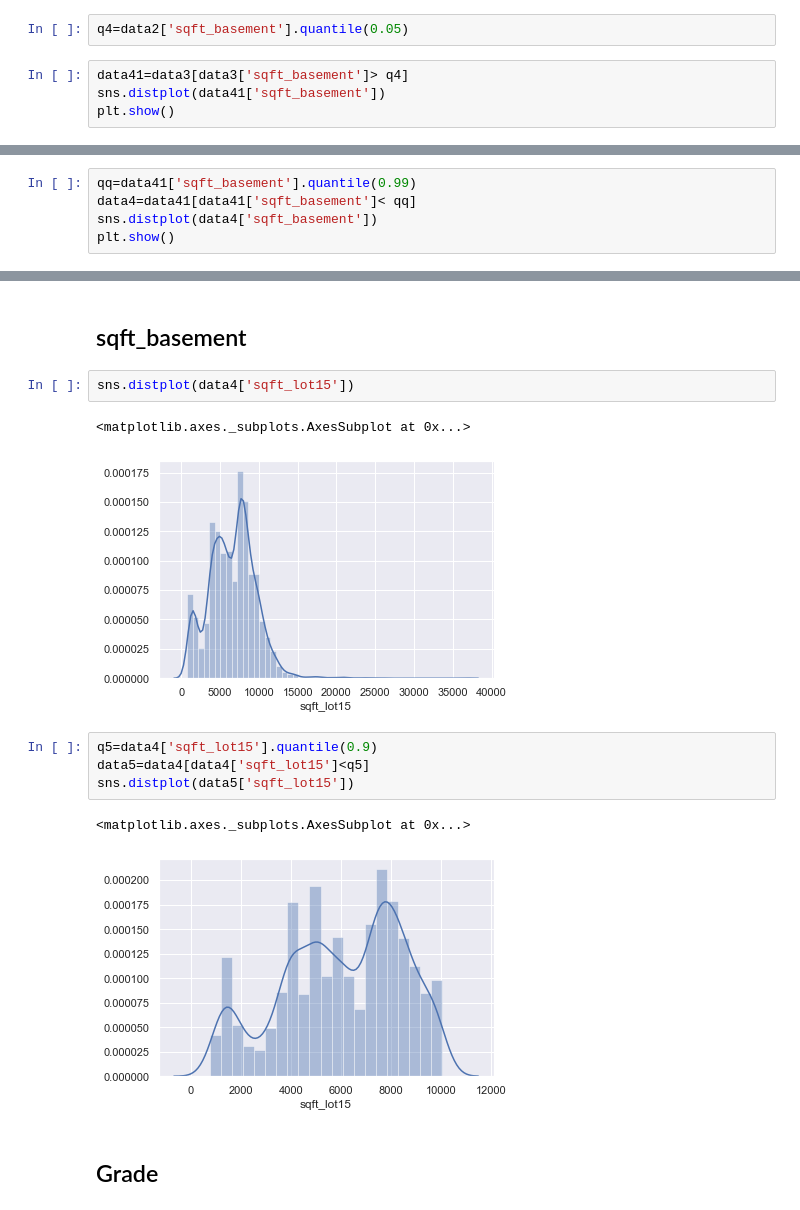
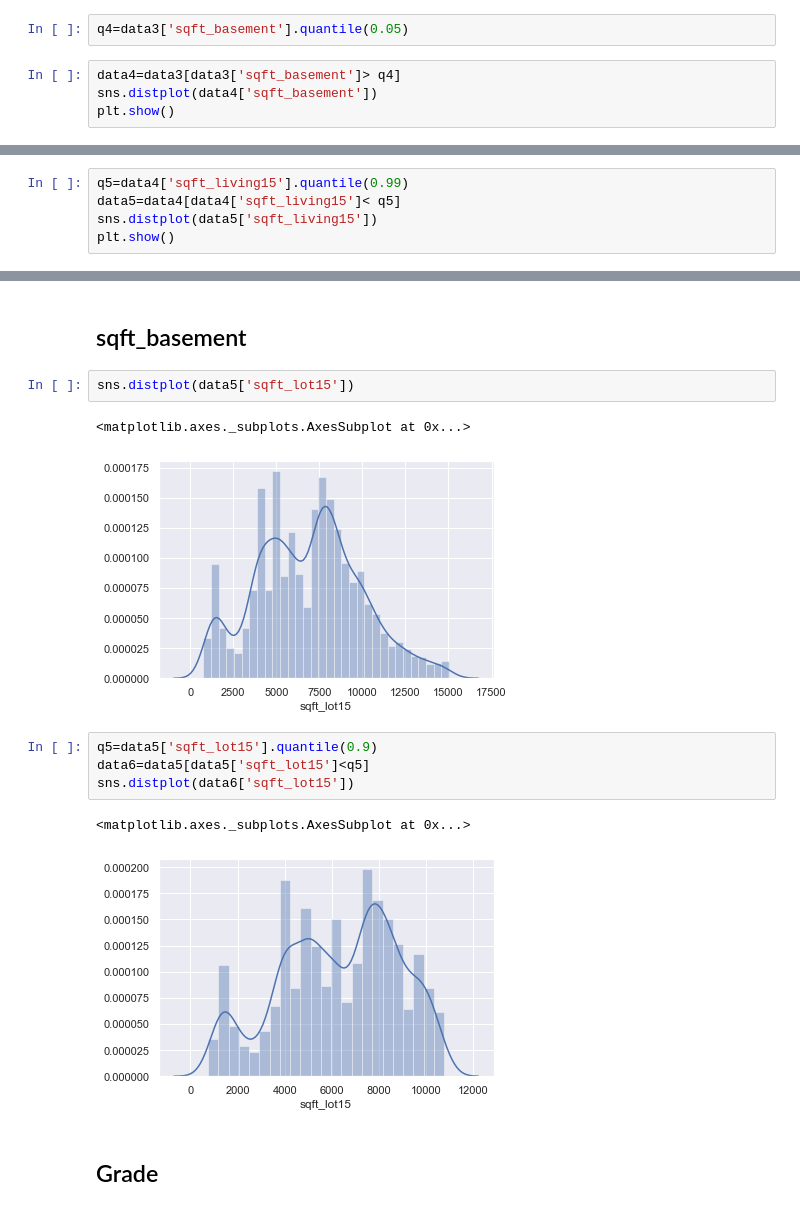
Before and after one commit to melanieshi0120/nyc-mhtn-ds-010620-lectures, a Jupyter notebook: week-6/KC_house_data/kc_house_data.ipynb, the cells around one changed output, grey strips where cells are left out. Drawn from its saved outputs; the diff is of its cells as text.

```diff
--- a/week-6/KC_house_data/kc_house_data.ipynb
+++ b/week-6/KC_house_data/kc_house_data.ipynb
@@ -528,7 +534,7 @@ sns.distplot(data3['yr_built'])
 # %%
-q4=data2['sqft_basement'].quantile(0.05)
+q4=data3['sqft_basement'].quantile(0.05)
 # %%
-data41=data3[data3['sqft_basement']> q4]
-sns.distplot(data41['sqft_basement'])
+data4=data3[data3['sqft_basement']> q4]
+sns.distplot(data4['sqft_basement'])
 plt.show()
 # %% [output]
@@ -536,5 +541,0 @@ plt.show()
-# %%
-qq=data41['sqft_basement'].quantile(0.99)
-data4=data41[data41['sqft_basement']< qq]
-sns.distplot(data4['sqft_basement'])
-plt.show()
@@ -549,0 +549,5 @@ sns.distplot(data4['sqft_living15'])
+# %%
+q5=data4['sqft_living15'].quantile(0.99)
+data5=data4[data4['sqft_living15']< q5]
+sns.distplot(data5['sqft_living15'])
+plt.show()
@@ -550,17 +556,17 @@ sns.distplot(data4['sqft_living15'])
 # %% [markdown]
 ## sqft_basement
 # %%
-sns.distplot(data4['sqft_lot15'])
+sns.distplot(data5['sqft_lot15'])
 # %% [output]
 <matplotlib.axes._subplots.AxesSubplot at 0x...>
-[figure, old version]
+[figure, new version]
 # %%
-q5=data4['sqft_lot15'].quantile(0.9)
-data5=data4[data4['sqft_lot15']<q5]
-sns.distplot(data5['sqft_lot15'])
+q5=data5['sqft_lot15'].quantile(0.9)
+data6=data5[data5['sqft_lot15']<q5]
+sns.distplot(data6['sqft_lot15'])
 # %% [output]
 <matplotlib.axes._subplots.AxesSubplot at 0x...>
-[figure, old version]
+[figure, new version]
 # %% [markdown]
 ## Grade
 # %%
```
Also changed, not shown: parts of 74 cells of this notebook, 1 other file.
